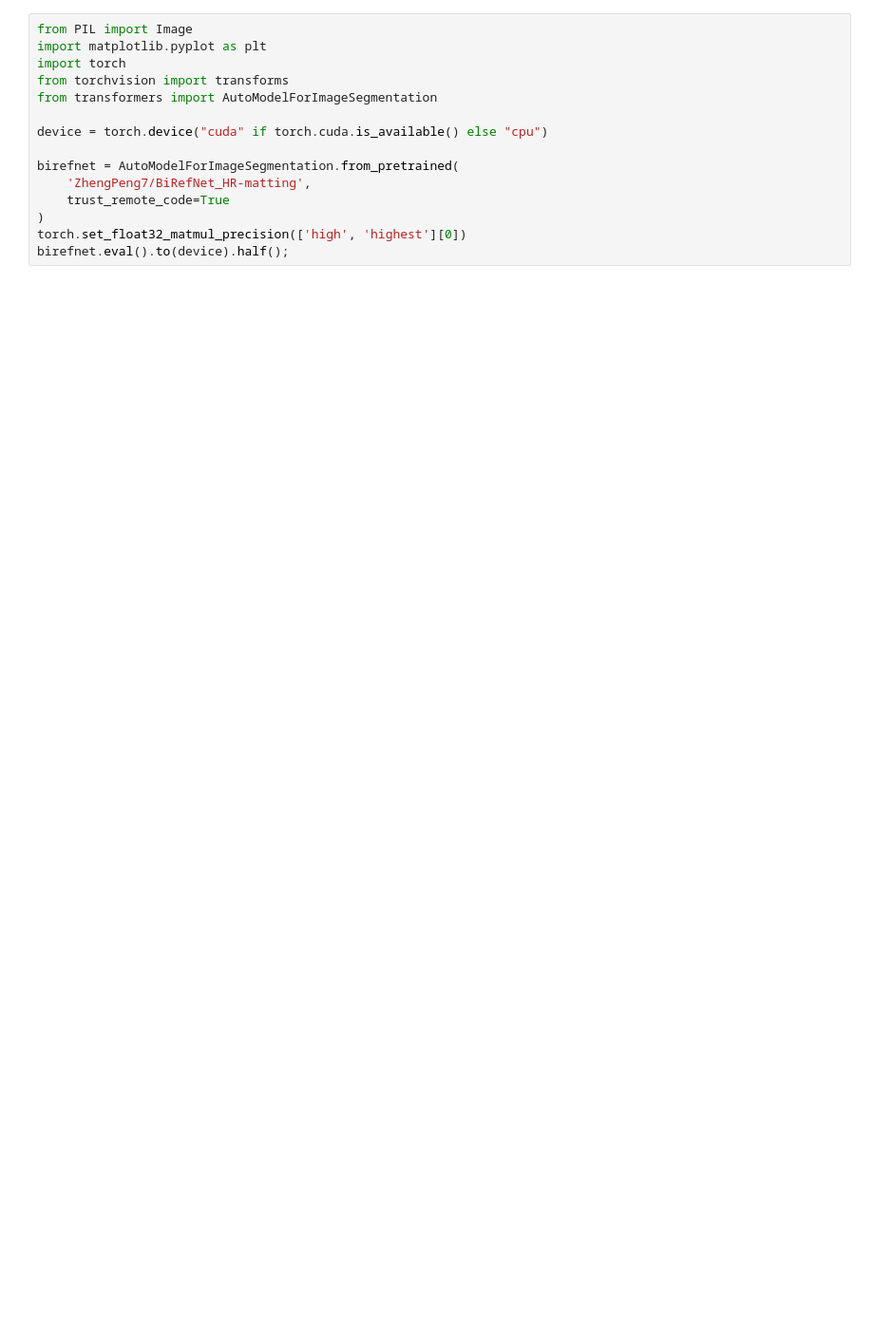
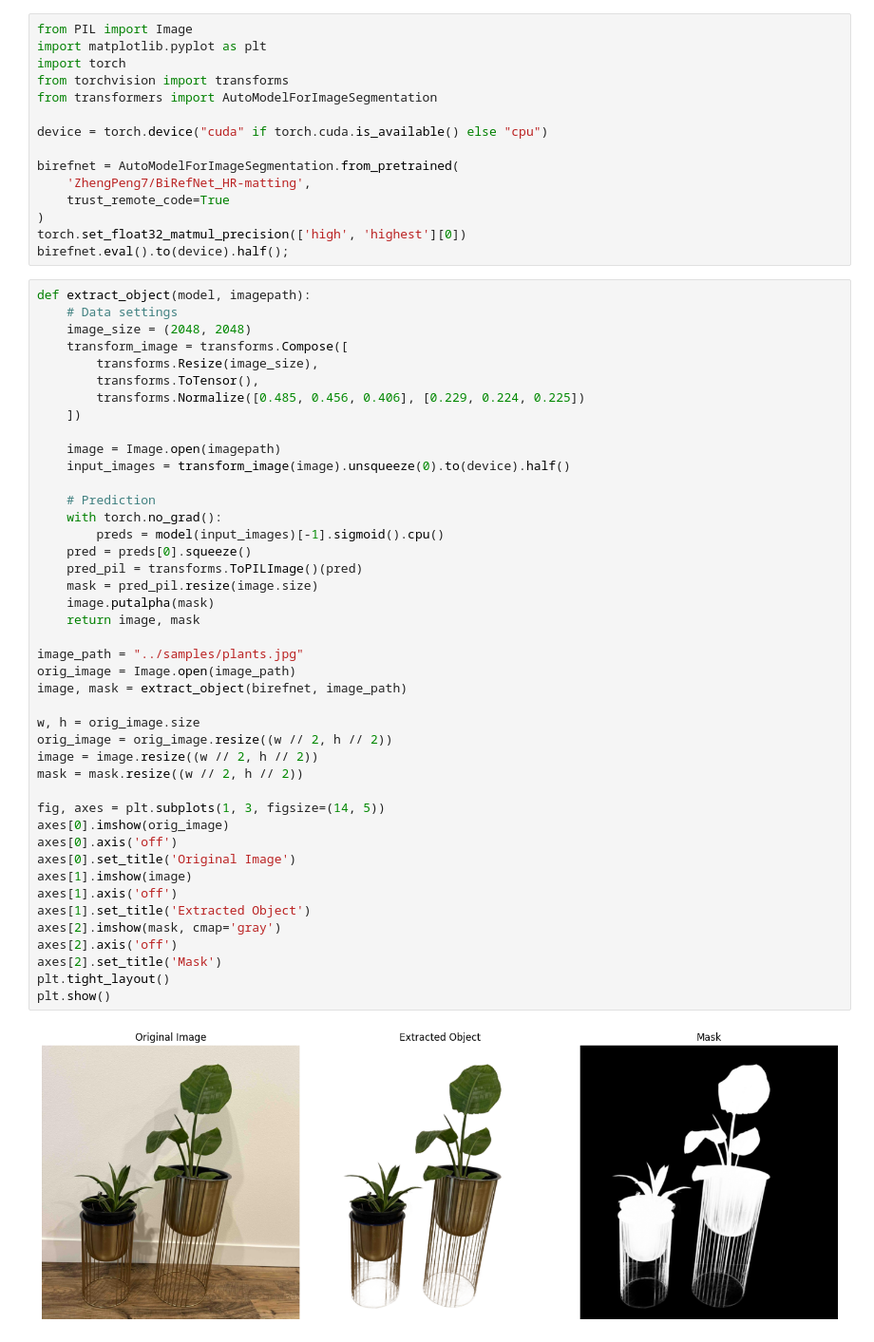
Before and after one commit to vmirly/GenAI-Hub, a Jupyter notebook: BiRefNet/birefnet-hr-matting_huggingface_inference.ipynb, the cells around one changed output. Shown at 95% size. Saved outputs shown, nothing was run; the diff lists cells and outputs as text; blank space fills up the shorter version.

Commit message:
BiRefNet/HR-Matting: inference & visualize

```diff
--- a/BiRefNet/birefnet-hr-matting_huggingface_inference.ipynb
+++ b/BiRefNet/birefnet-hr-matting_huggingface_inference.ipynb
@@ -37,3 +37,48 @@ birefnet = AutoModelForImageSegmentation.from_pretrained(
 )
 torch.set_float32_matmul_precision(['high', 'highest'][0])
 birefnet.eval().to(device).half();
+# %%
+def extract_object(model, imagepath):
+    # Data settings
+    image_size = (2048, 2048)
+    transform_image = transforms.Compose([
+        transforms.Resize(image_size),
+        transforms.ToTensor(),
+        transforms.Normalize([0.485, 0.456, 0.406], [0.229, 0.224, 0.225])
+    ])
+
+    image = Image.open(imagepath)
+    input_images = transform_image(image).unsqueeze(0).to(device).half()
+
+    # Prediction
+    with torch.no_grad():
+        preds = model(input_images)[-1].sigmoid().cpu()
+    pred = preds[0].squeeze()
+    pred_pil = transforms.ToPILImage()(pred)
+    mask = pred_pil.resize(image.size)
+    image.putalpha(mask)
+    return image, mask
+
+image_path = "../samples/plants.jpg"
+orig_image = Image.open(image_path)
+image, mask = extract_object(birefnet, image_path)
+
+w, h = orig_image.size
+orig_image = orig_image.resize((w // 2, h // 2))
+image = image.resize((w // 2, h // 2))
+mask = mask.resize((w // 2, h // 2))
+
+fig, axes = plt.subplots(1, 3, figsize=(14, 5))
+axes[0].imshow(orig_image)
+axes[0].axis('off')
+axes[0].set_title('Original Image')
+axes[1].imshow(image)
+axes[1].axis('off')
+axes[1].set_title('Extracted Object')
+axes[2].imshow(mask, cmap='gray')
+axes[2].axis('off')
+axes[2].set_title('Mask')
+plt.tight_layout()
+plt.show()
+# %% [output]
+[figure, added]
```
